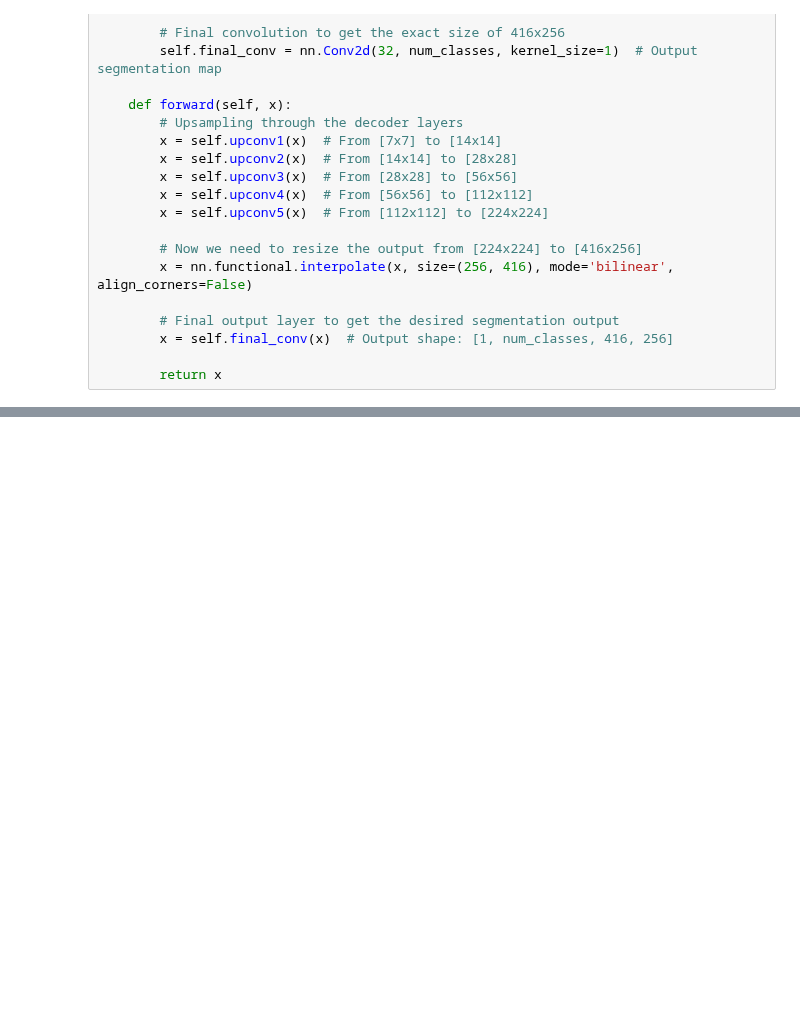
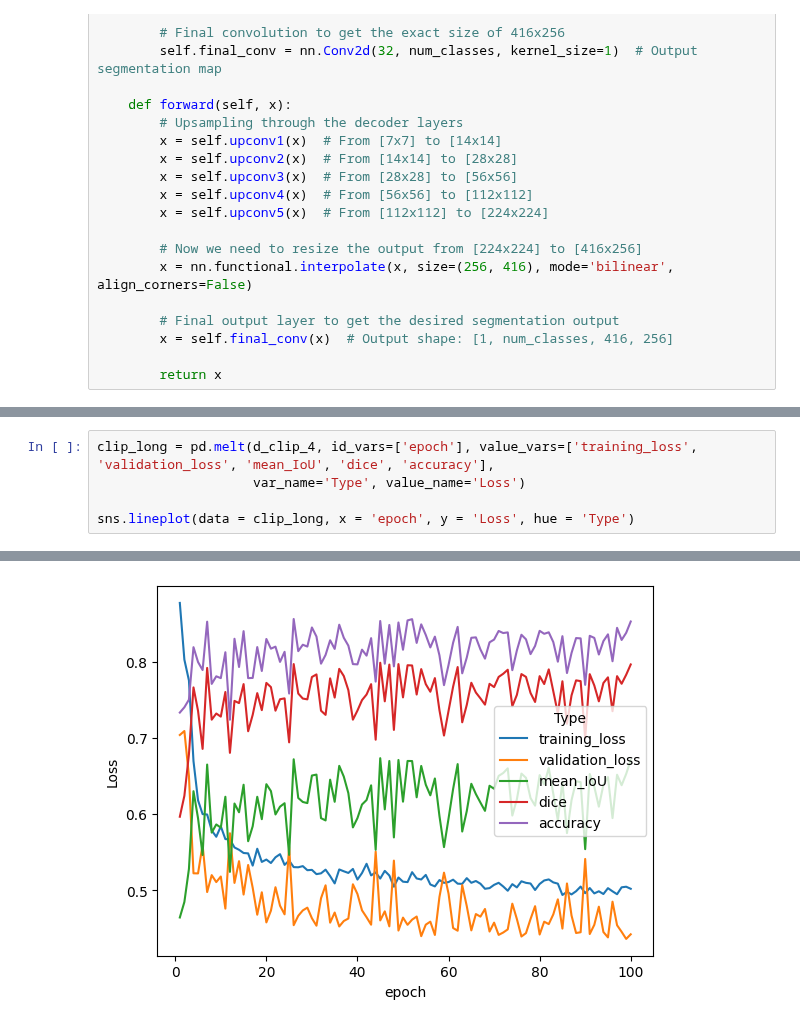
Before and after one commit to G30rg3ab/Computer-Vision-Project, a Jupyter notebook: Computer_Vision_mini_project.ipynb, the cells around one changed output, grey strips where cells are left out. Drawn from its saved outputs; the diff is of its cells as text; blank space fills up the shorter version.

```diff
--- a/Computer_Vision_mini_project.ipynb
+++ b/Computer_Vision_mini_project.ipynb
@@ -772,0 +848,6 @@ RuntimeError: Input type (MPSFloatType) and weight type (MPSHalfType) should be
+# %%
+clip_long = pd.melt(d_clip_4, id_vars=['epoch'], value_vars=['training_loss', 'validation_loss', 'mean_IoU', 'dice', 'accuracy'],
+                    var_name='Type', value_name='Loss')
+
+sns.lineplot(data = clip_long, x = 'epoch', y = 'Loss', hue = 'Type')
+# %% [output]
@@ -773 +855,2 @@ RuntimeError: Input type (MPSFloatType) and weight type (MPSHalfType) should be
+[figure, added]
 # %%
```
Also changed, not shown: parts of 24 cells of this notebook, 1 other file.
